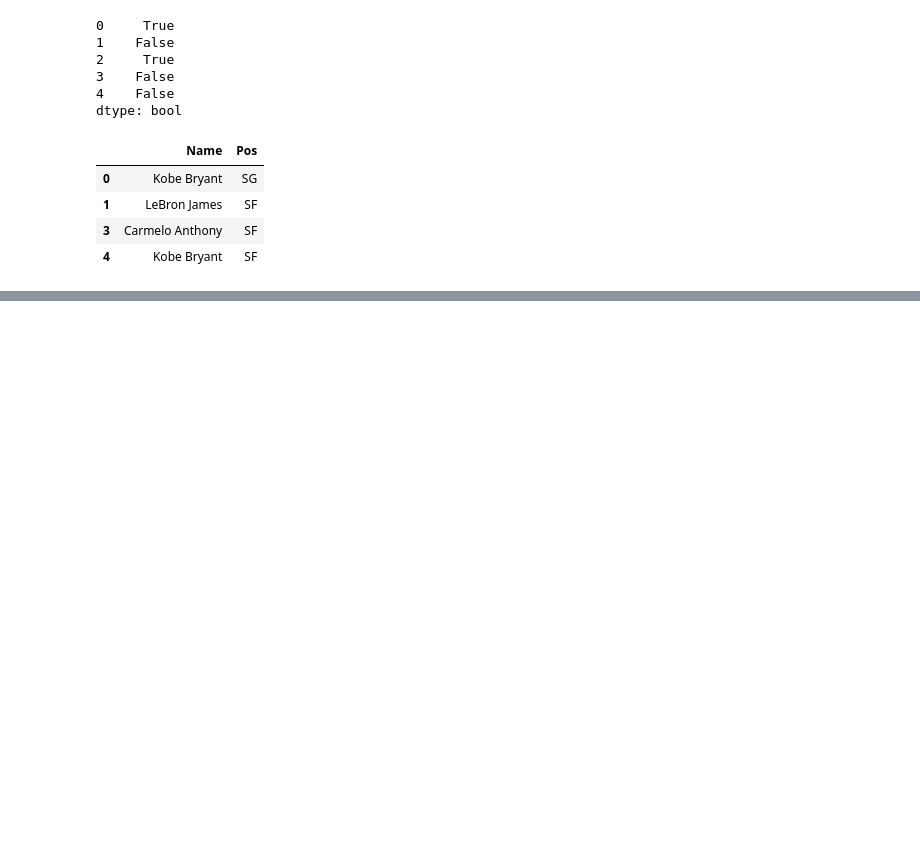
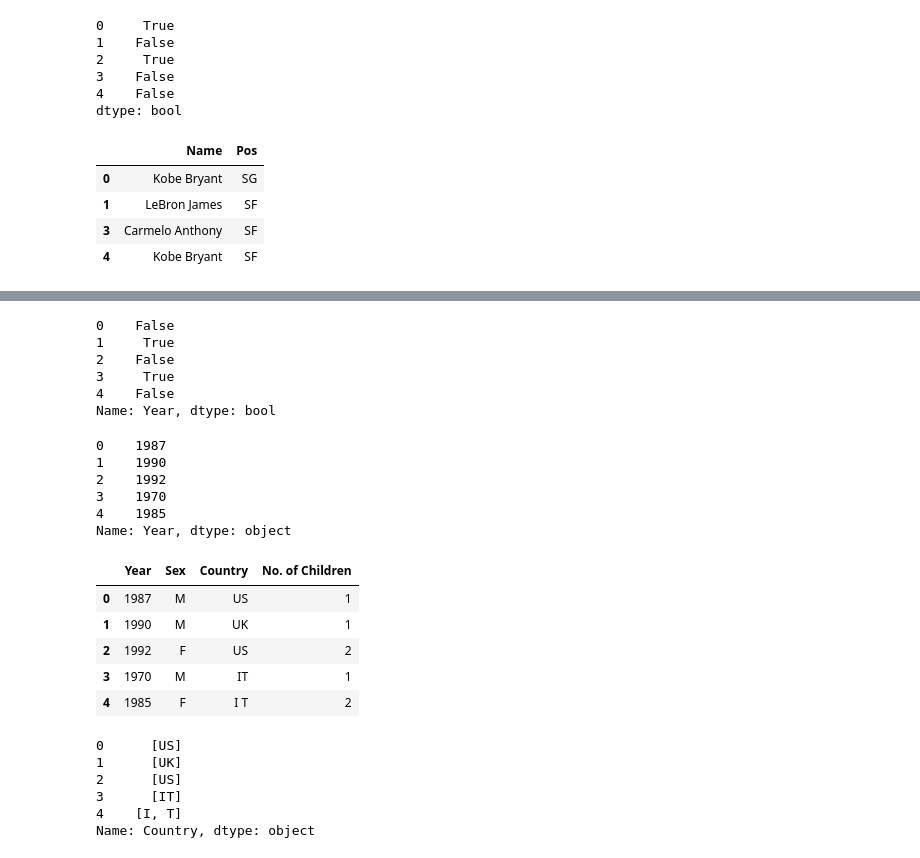
Before and after one commit to P-Pokharel/learning-data-analysis, a Jupyter notebook: data_cleaning.ipynb, the cells around one changed output, grey strips where cells are left out. Cells and saved outputs as stored; diff of their text form; code cells hidden in the pictures; blank space fills up the shorter version.

```diff
--- a/data_cleaning.ipynb
+++ b/data_cleaning.ipynb
@@ -376,0 +453,38 @@ players.drop_duplicates()
+# %%
+df['Year'].str.contains('\?')
+# %% [output]
+0    False
+1     True
+2    False
+3     True
+4    False
+Name: Year, dtype: bool
+# %%
+df['Year'].str.replace('?', '')
+# %% [output]
+0    1987
+1    1990
+2    1992
+3    1970
+4    1985
+Name: Year, dtype: object
+# %%
+df['Year'] = df['Year'].str.replace('?', '')
+# %%
+df
+# %% [output]
+|  | Year | Sex | Country | No. of Children |
+| 0 | 1987 | M | US | 1 |
+| 1 | 1990 | M | UK | 1 |
+| 2 | 1992 | F | US | 2 |
+| 3 | 1970 | M | IT | 1 |
+| 4 | 1985 | F | I T | 2 |
+# %%
+df['Country'].str.split()
+# %% [output]
+0      [US]
+1      [UK]
+2      [US]
+3      [IT]
+4    [I, T]
+Name: Country, dtype: object
```
Also changed, not shown: parts of 13 cells of this notebook.
